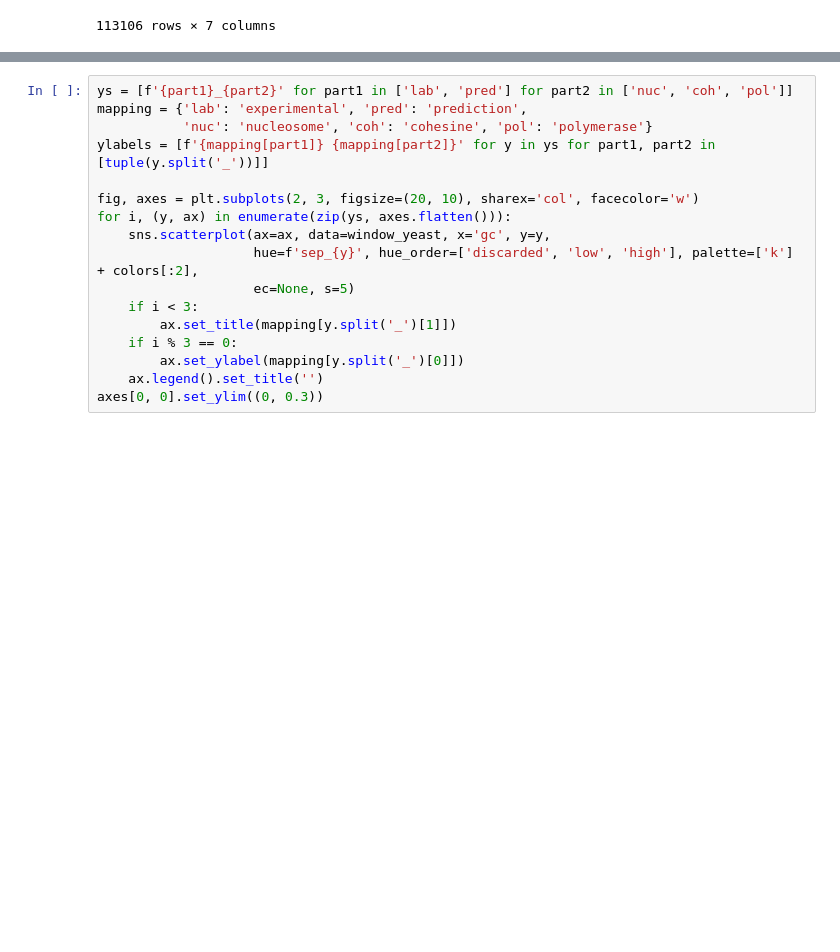
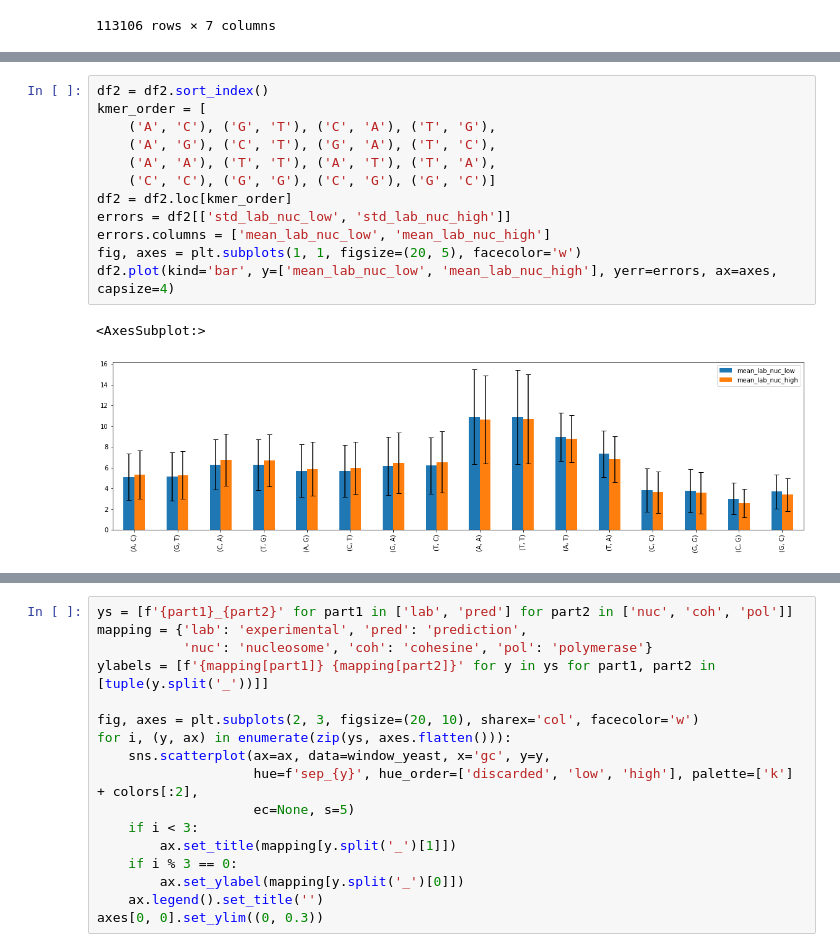
Before and after one commit to Alexwestbrook/mnhn-internship_DeepCNN_ChIP-seq, a Jupyter notebook: Generating_sequences.ipynb, the cells around one changed output, grey strips where cells are left out. Drawn from its saved outputs; the diff is of its cells as text; blank space fills up the shorter version.

```diff
--- a/Generating_sequences.ipynb
+++ b/Generating_sequences.ipynb
@@ -1442,0 +1521,15 @@ window_yeast
+# %%
+df2 = df2.sort_index()
+kmer_order = [
+    ('A', 'C'), ('G', 'T'), ('C', 'A'), ('T', 'G'),
+    ('A', 'G'), ('C', 'T'), ('G', 'A'), ('T', 'C'),
+    ('A', 'A'), ('T', 'T'), ('A', 'T'), ('T', 'A'),
+    ('C', 'C'), ('G', 'G'), ('C', 'G'), ('G', 'C')]
+df2 = df2.loc[kmer_order]
+errors = df2[['std_lab_nuc_low', 'std_lab_nuc_high']]
+errors.columns = ['mean_lab_nuc_low', 'mean_lab_nuc_high']
+fig, axes = plt.subplots(1, 1, figsize=(20, 5), facecolor='w')
+df2.plot(kind='bar', y=['mean_lab_nuc_low', 'mean_lab_nuc_high'], yerr=errors, ax=axes, capsize=4)
+# %% [output]
+<AxesSubplot:>
+[figure, added]
```
Also changed, not shown: parts of 45 cells of this notebook.
